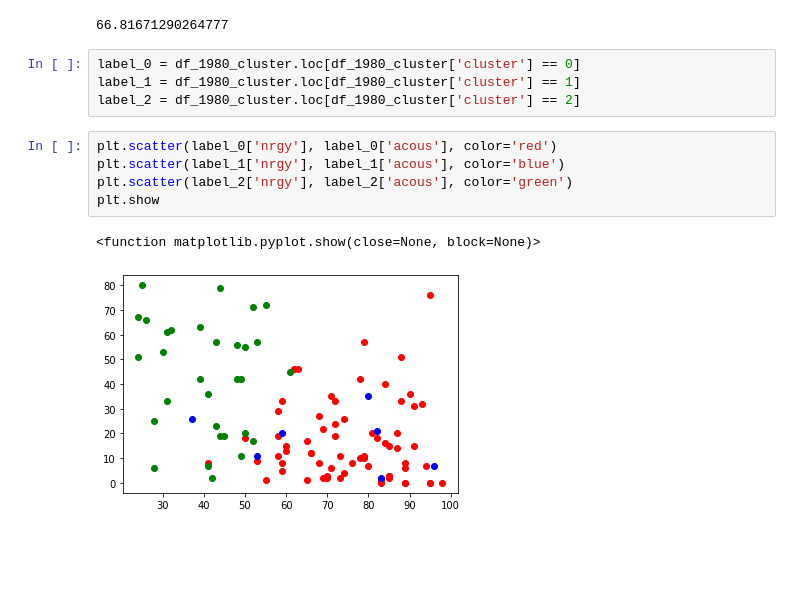
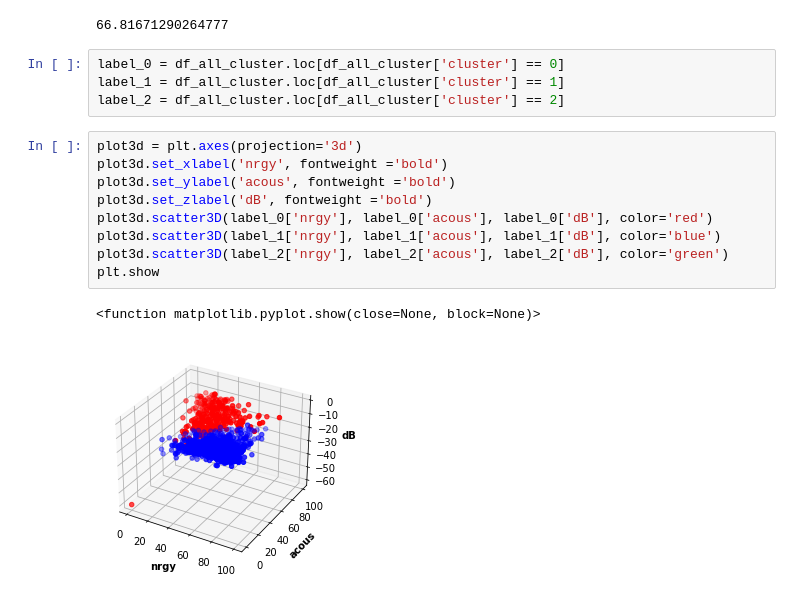
Before and after one commit to arkha98/tugas_akhir_spotify, a Jupyter notebook: tugas_akhir.ipynb, the cells around one changed output. Drawn from its saved outputs; the diff is of its cells as text; blank space fills up the shorter version.

```diff
--- a/tugas_akhir.ipynb
+++ b/tugas_akhir.ipynb
@@ -600,14 +600,18 @@ lr_popularity.intercept_
 # %% [output]
 66.81671290264777
 # %%
-label_0 = df_1980_cluster.loc[df_1980_cluster['cluster'] == 0]
-label_1 = df_1980_cluster.loc[df_1980_cluster['cluster'] == 1]
-label_2 = df_1980_cluster.loc[df_1980_cluster['cluster'] == 2]
+label_0 = df_all_cluster.loc[df_all_cluster['cluster'] == 0]
+label_1 = df_all_cluster.loc[df_all_cluster['cluster'] == 1]
+label_2 = df_all_cluster.loc[df_all_cluster['cluster'] == 2]
 # %%
-plt.scatter(label_0['nrgy'], label_0['acous'], color='red')
-plt.scatter(label_1['nrgy'], label_1['acous'], color='blue')
-plt.scatter(label_2['nrgy'], label_2['acous'], color='green')
+plot3d = plt.axes(projection='3d')
+plot3d.set_xlabel('nrgy', fontweight ='bold')
+plot3d.set_ylabel('acous', fontweight ='bold')
+plot3d.set_zlabel('dB', fontweight ='bold')
+plot3d.scatter3D(label_0['nrgy'], label_0['acous'], label_0['dB'], color='red')
+plot3d.scatter3D(label_1['nrgy'], label_1['acous'], label_1['dB'], color='blue')
+plot3d.scatter3D(label_2['nrgy'], label_2['acous'], label_2['dB'], color='green')
 plt.show
 # %% [output]
 <function matplotlib.pyplot.show(close=None, block=None)>
-[figure, old version]
+[figure, new version]
```
Also changed, not shown: parts of 19 cells of this notebook.
